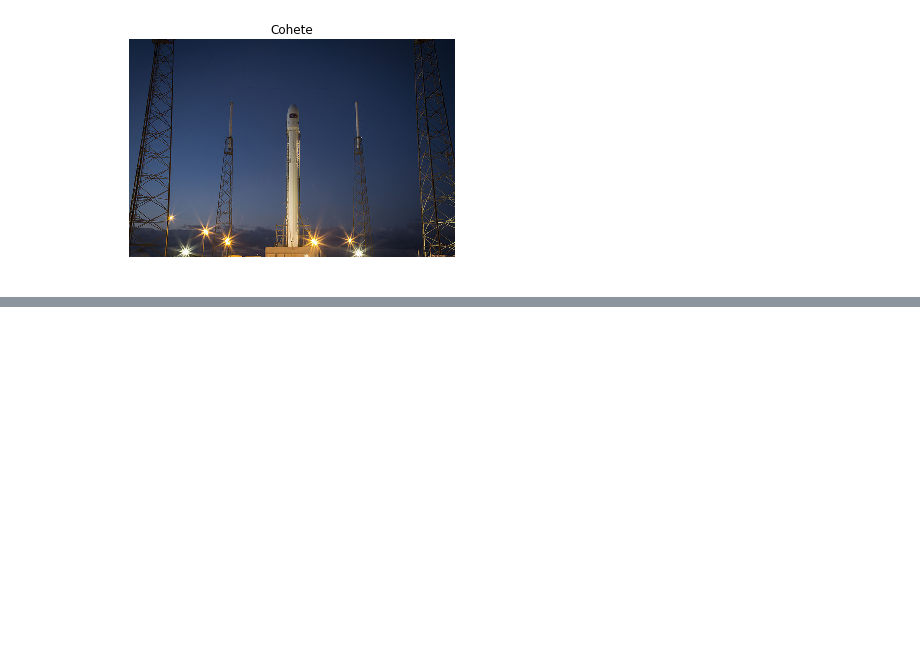
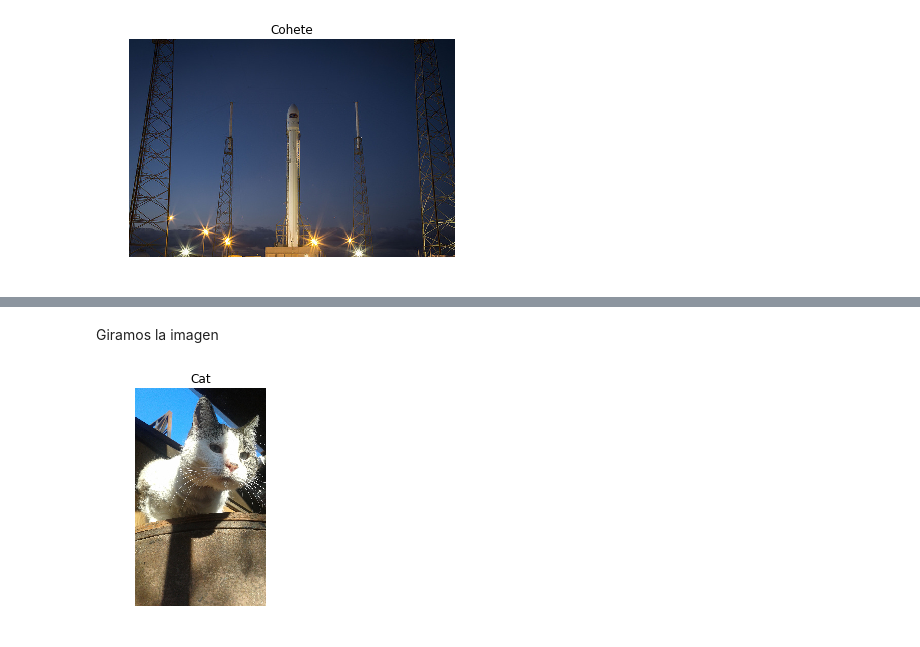
Before and after one commit to PamelaMunozCaceres/Python-Study, a Jupyter notebook: Jugando con imágenes.ipynb, the cells around one changed output, grey strips where cells are left out. Saved outputs shown, nothing was run; the diff lists cells and outputs as text; code cells hidden in the pictures; blank space fills up the shorter version.

```diff
--- a/Jugando con imágenes.ipynb
+++ b/Jugando con imágenes.ipynb
@@ -17,0 +34,10 @@ plt.show()
+# %% [markdown]
+Giramos la imagen
+# %%
+gato = np.rot90(gato, k=1, axes=(1, 0))
+plt.imshow(gato)
+plt.title("Cat")
+plt.axis('off')
+plt.show()
+# %% [output]
+[figure, added]
```
Also changed, not shown: parts of 6 cells of this notebook.
